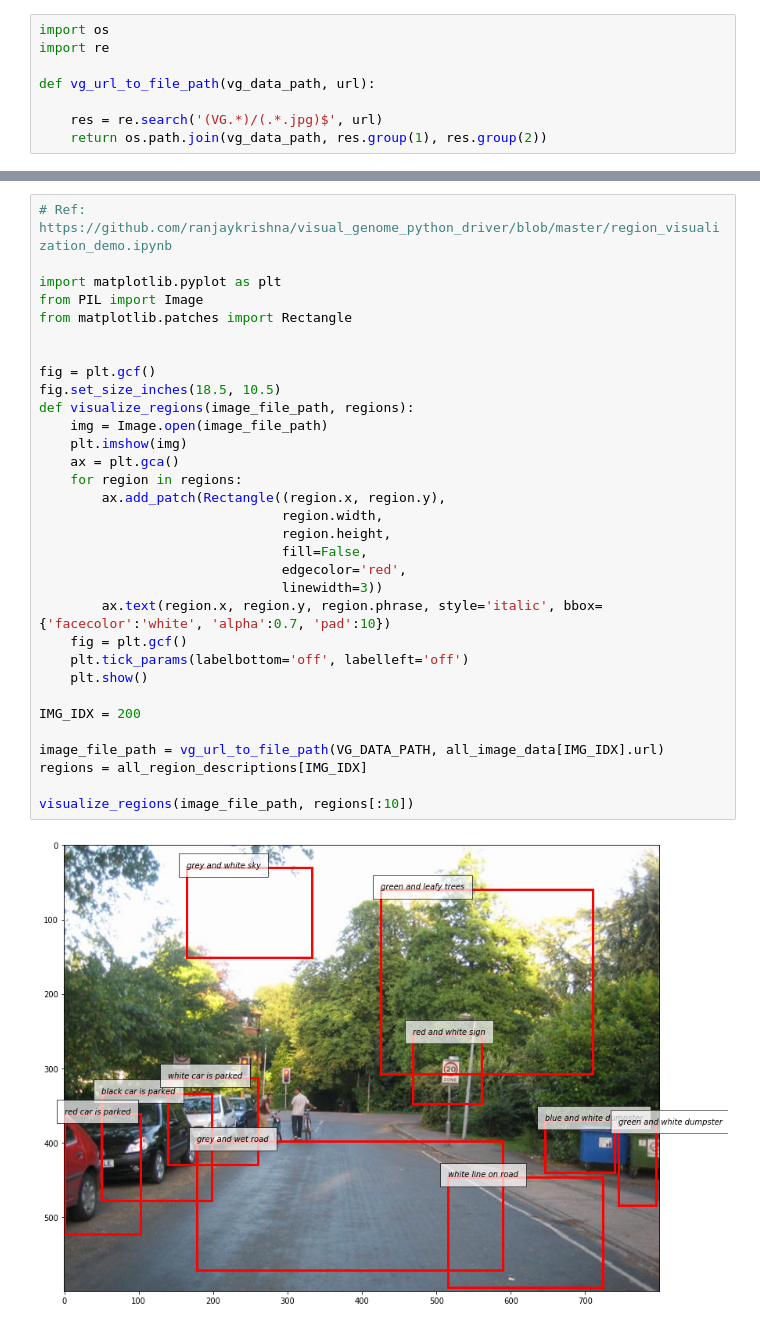
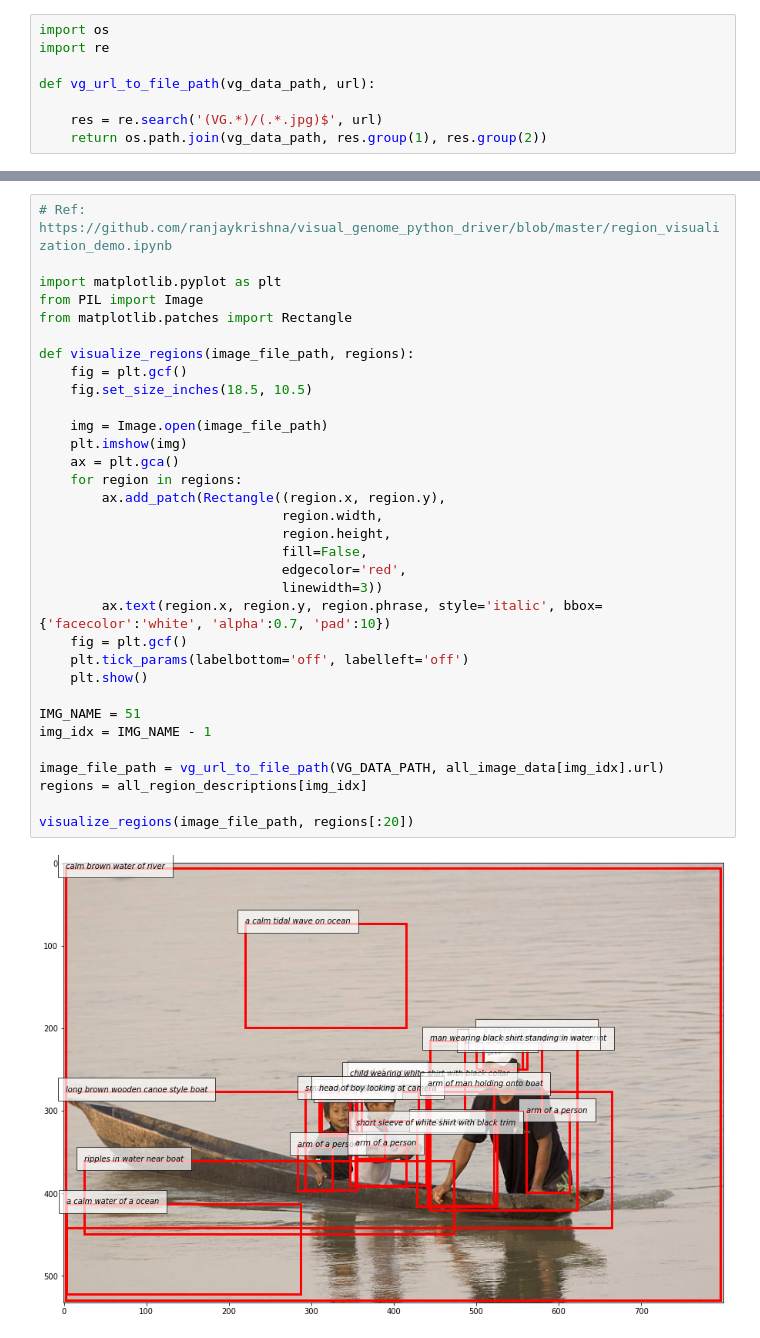
Before and after one commit to soloist97/densecap-pytorch, a Jupyter notebook: vg_dataset_visualization.ipynb, the cells around one changed output, grey strips where cells are left out. Drawn from its saved outputs; the diff is of its cells as text.

```diff
--- a/vg_dataset_visualization.ipynb
+++ b/vg_dataset_visualization.ipynb
@@ -51,34 +51,35 @@ vg_url_to_file_path(VG_DATA_PATH, all_image_data[2].url)
 # %%
 # Ref: https://github.com/ranjaykrishna/visual_genome_python_driver/blob/master/region_visualization_demo.ipynb
 
 import matplotlib.pyplot as plt
 from PIL import Image
 from matplotlib.patches import Rectangle
 
+def visualize_regions(image_file_path, regions):
+    fig = plt.gcf()
+    fig.set_size_inches(18.5, 10.5)
 
-fig = plt.gcf()
-fig.set_size_inches(18.5, 10.5)
-def visualize_regions(image_file_path, regions):
     img = Image.open(image_file_path)
     plt.imshow(img)
     ax = plt.gca()
     for region in regions:
         ax.add_patch(Rectangle((region.x, region.y),
                                region.width,
                                region.height,
                                fill=False,
                                edgecolor='red',
                                linewidth=3))
         ax.text(region.x, region.y, region.phrase, style='italic', bbox={'facecolor':'white', 'alpha':0.7, 'pad':10})
     fig = plt.gcf()
     plt.tick_params(labelbottom='off', labelleft='off')
     plt.show()
 
-IMG_IDX = 200
+IMG_NAME = 51
+img_idx = IMG_NAME - 1
 
-image_file_path = vg_url_to_file_path(VG_DATA_PATH, all_image_data[IMG_IDX].url)
-regions = all_region_descriptions[IMG_IDX]
+image_file_path = vg_url_to_file_path(VG_DATA_PATH, all_image_data[img_idx].url)
+regions = all_region_descriptions[img_idx]
 
-visualize_regions(image_file_path, regions[:10])
+visualize_regions(image_file_path, regions[:20])
 # %% [output]
-[figure, old version]
+[figure, new version]
```
Also changed, not shown: parts of 8 cells of this notebook, 8 other files.
